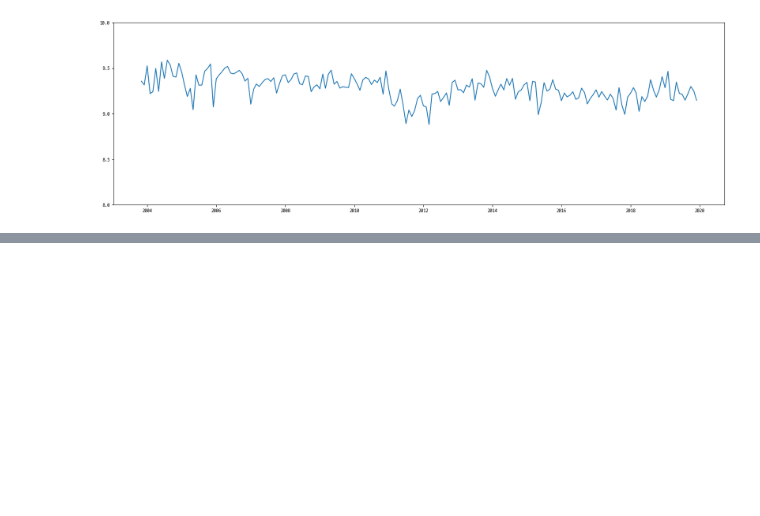
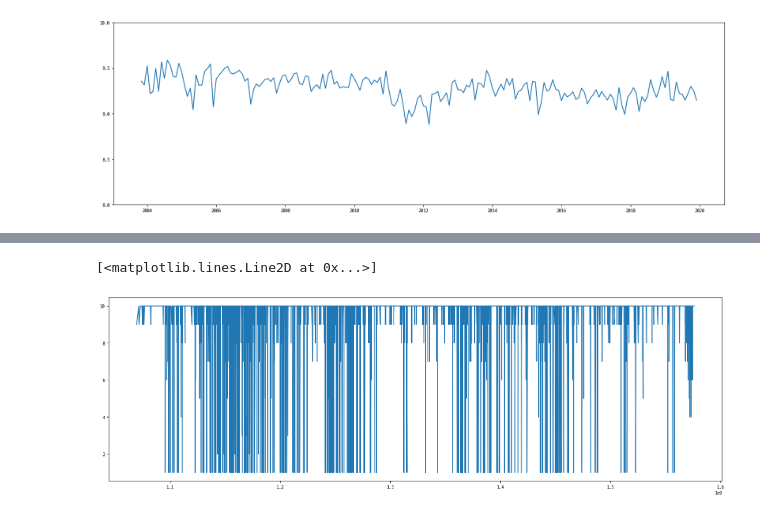
Before and after one commit to sayoonnn/codyssey, a Jupyter notebook: step01/p02/03/movie.ipynb, the cells around one changed output, grey strips where cells are left out. Saved outputs shown, nothing was run; the diff lists cells and outputs as text; code cells hidden in the pictures; blank space fills up the shorter version.

```diff
--- a/step01/p02/03/movie.ipynb
+++ b/step01/p02/03/movie.ipynb
@@ -234,0 +295,8 @@ df_movie_rates.sort_values('user', ascending=False).head(30)
+# %%
+terminater = df_rates[df_rates['movie'] == 10200].sort_values('time').reset_index(drop=True)
+
+plt.figure(figsize=(20, 6))
+plt.plot(terminater['time'], terminater['rate'])
+# %% [output]
+[<matplotlib.lines.Line2D at 0x...>]
+[figure, added]
```
Also changed, not shown: parts of 6 cells of this notebook, 7 other files.
